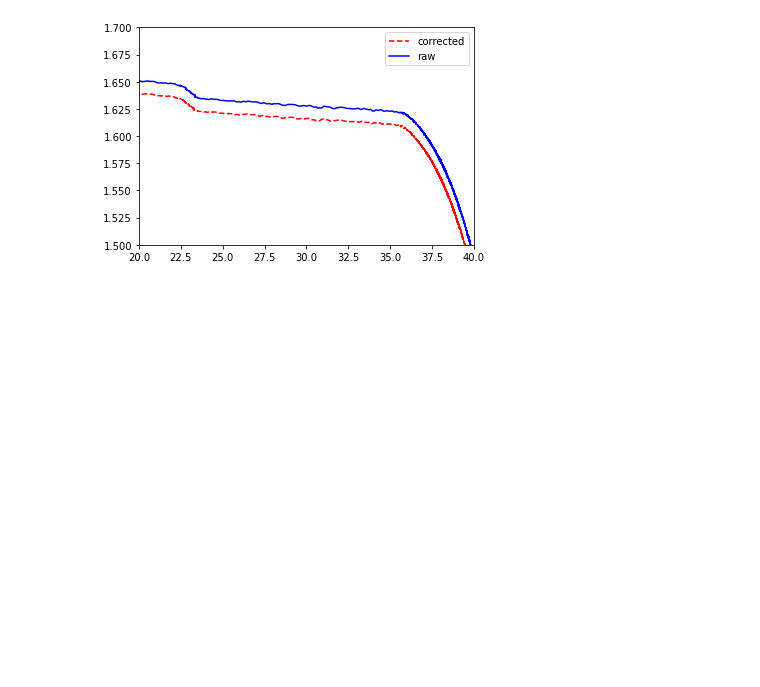
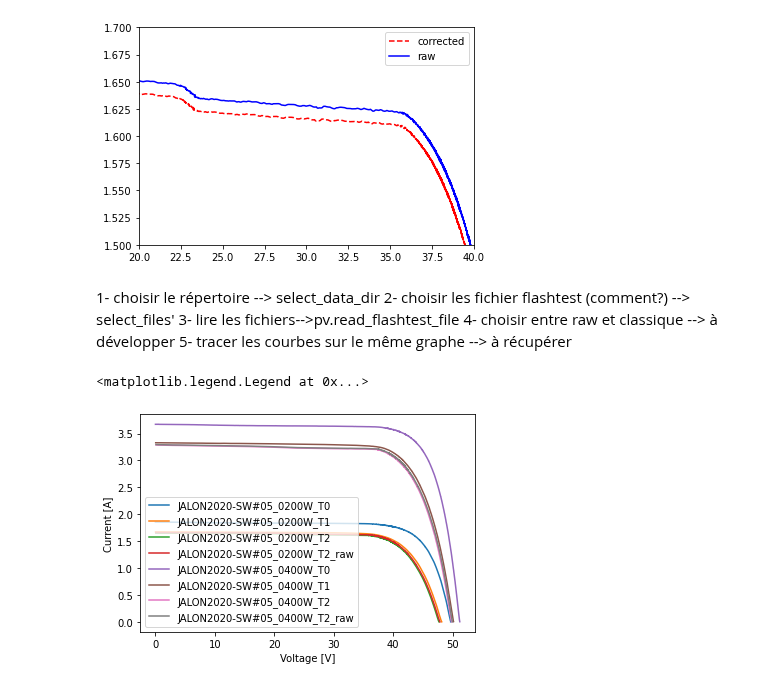
Before and after one commit to Bertin-fap/PVcharacterization, a Jupyter notebook: Module_aging.ipynb, the cells around one changed output. Saved outputs shown, nothing was run; the diff lists cells and outputs as text; code cells hidden in the pictures; blank space fills up the shorter version.

```diff
--- a/Module_aging.ipynb
+++ b/Module_aging.ipynb
@@ -864,3 +871,50 @@ plt.legend()
 plt.show()
 # %% [output]
 [figure]
+# %% [markdown]
+1- choisir le répertoire --> select_data_dir
+2- choisir les fichier flashtest (comment?) --> select_files'
+3- lire les fichiers-->pv.read_flashtest_file
+4- choisir entre raw et classique --> à développer
+5- tracer les courbes sur le même graphe --> à récupérer
+# %%
+'''
+    Creation: 2022.05.22
+    Last update: 2022.05.22
+
+    select the directory
+    select the flashtest files
+    Plot raw or classical I/V curves
+
+'''
+# Standard library imports
+import os
+from pathlib import Path
+
+# 3rd party imports
+import matplotlib.pyplot as plt
+
+# Local imports
+import PVcharacterization_Utils as pv
+
+#in_dir = r'C:\Users\franc\PVcharacterization_files\flash test\BUG_lecture'
+#working_dir = pv.assess_path_folders()
+plot_raw = True
+files = pv.select_files()
+#read the data
+data = pv.read_flashtest_file(files[0], parse_all=True)
+for file in files:
+    data = pv.read_flashtest_file(file, parse_all=True)
+    legend = os.path.splitext(os.path.basename(file))[0]
+    plt.plot(data.IV0['Voltage'],data.IV0['Current'],label=legend)
+
+    if data.IV_raw is not None and plot_raw:
+        legend = legend+'_raw'
+        plt.plot(data.IV_raw['Voltage'],data.IV_raw['Current'],label=legend)
+
+plt.xlabel('Voltage [V]')
+plt.ylabel('Current [A]')
+plt.legend()
+# %% [output]
+<matplotlib.legend.Legend at 0x...>
+[figure, added]
```
Also changed, not shown: parts of 1 cell of this notebook, 2 other files.
